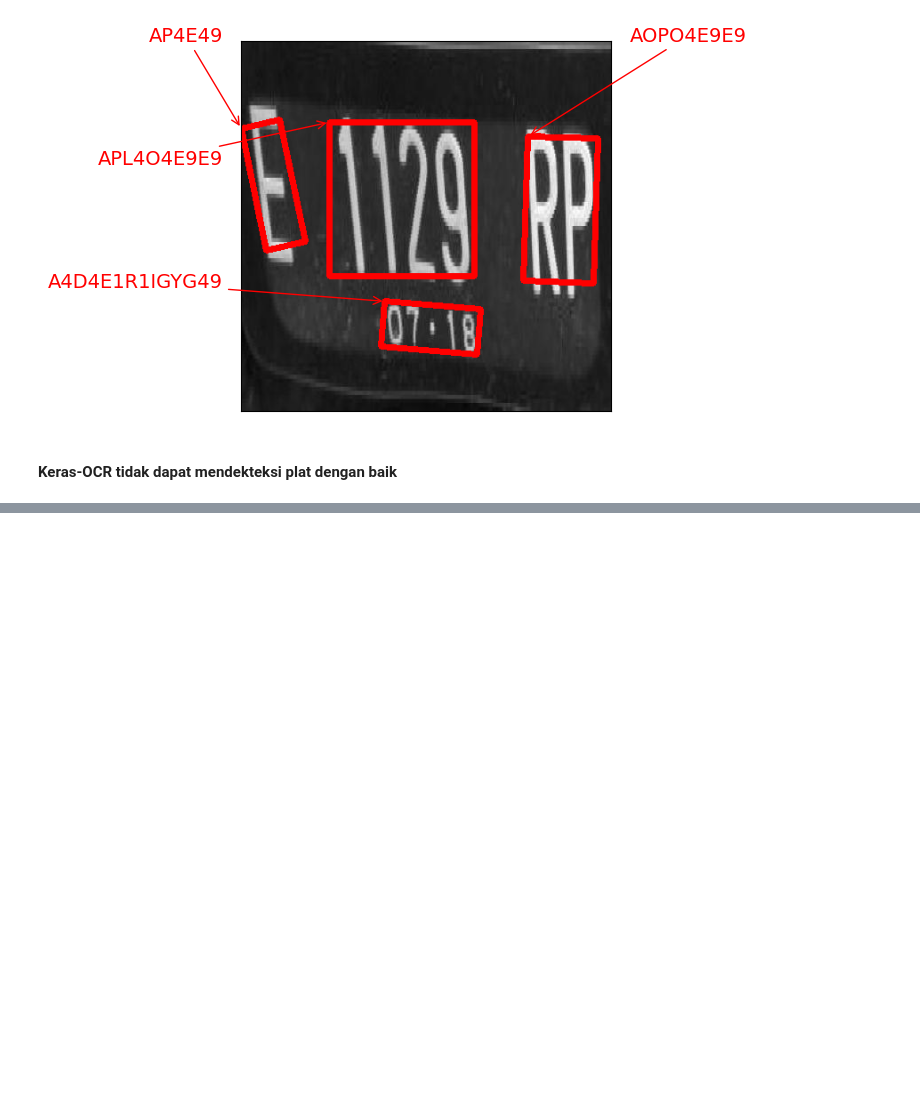
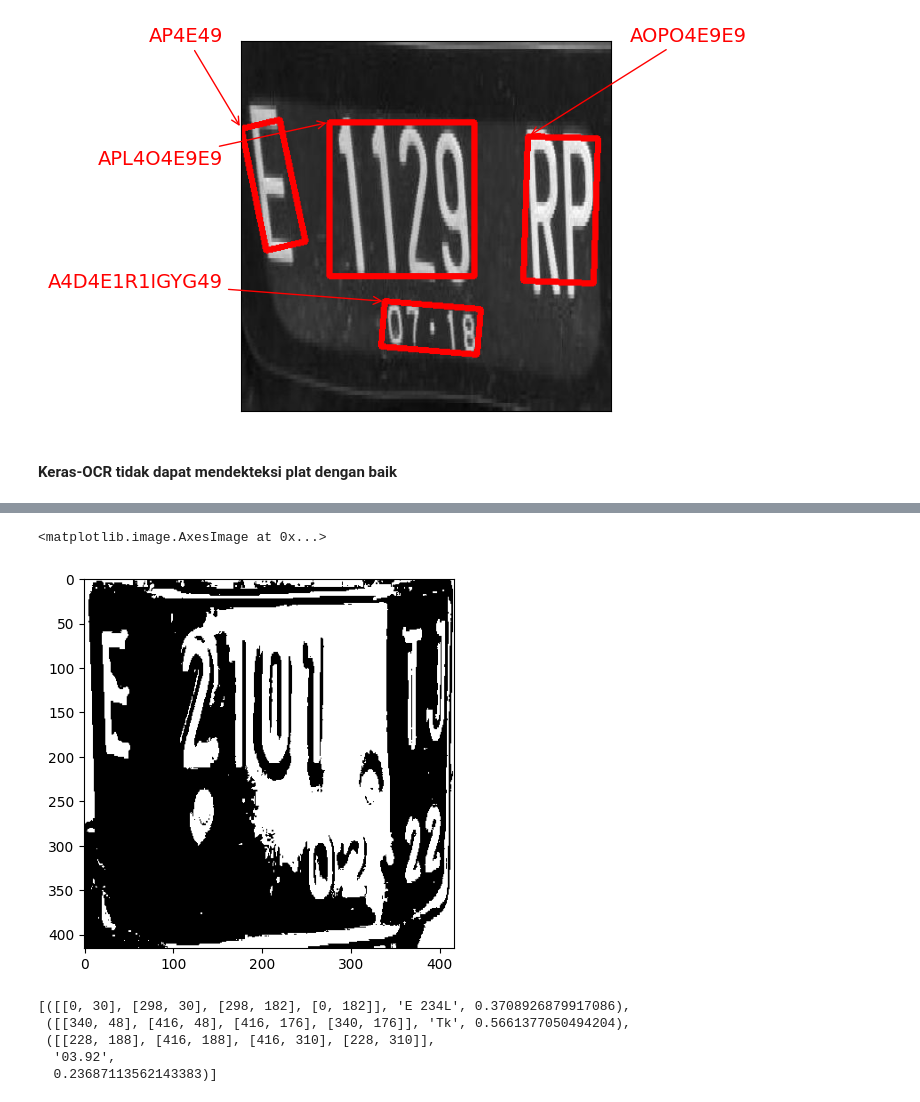
Before and after one commit to kazuma313/LicensePlateRecognition, a Jupyter notebook: LicensePlateRecognition.ipynb, the cells around one changed output, grey strips where cells are left out. Saved outputs shown, nothing was run; the diff lists cells and outputs as text; code cells hidden in the pictures; blank space fills up the shorter version.

```diff
--- a/LicensePlateRecognition.ipynb
+++ b/LicensePlateRecognition.ipynb
@@ -1093,0 +1157,18 @@ img = tf.image.resize(img, [224, 224])
+# %%
+plt.imshow(img_plate_bw, cmap="gray")
+# %% [output]
+<matplotlib.image.AxesImage at 0x...>
+[figure, added]
+# %%
+img = cv2.imread('/content/E2344TK.jpg')
+img_gray = cv2.cvtColor(img, cv2.COLOR_RGB2GRAY)
+(thresh, img_plate_bw) = cv2.threshold(img_gray, 0, 255, cv2.THRESH_BINARY + cv2.THRESH_OTSU)
+cv2.imwrite("image_binnary.jpg", img_plate_bw)
+result = reader.readtext('image_binnary.jpg')
+result
+# %% [output]
+[([[0, 30], [298, 30], [298, 182], [0, 182]], 'E 234L', 0.3708926879917086),
+ ([[340, 48], [416, 48], [416, 176], [340, 176]], 'Tk', 0.5661377050494204),
+ ([[228, 188], [416, 188], [416, 310], [228, 310]],
+  '03.92',
+  0.23687113562143383)]
```
Also changed, not shown: parts of 30 cells of this notebook.
